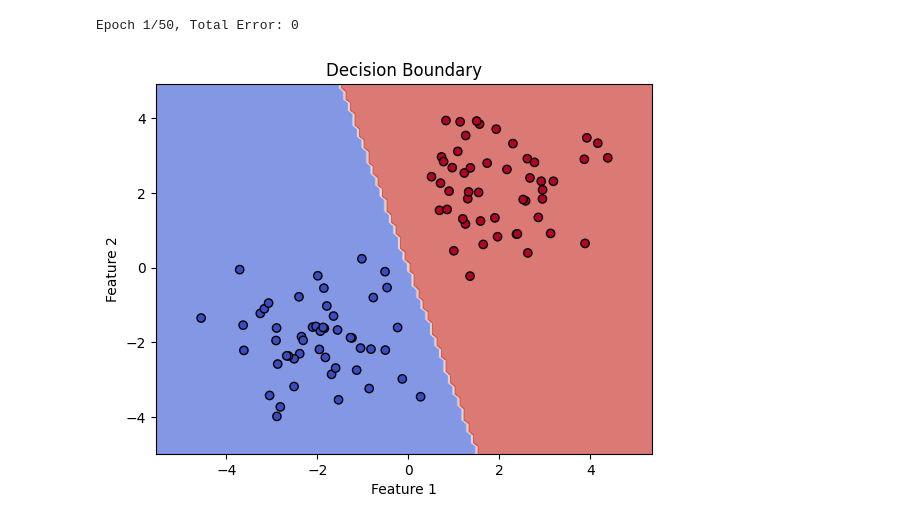
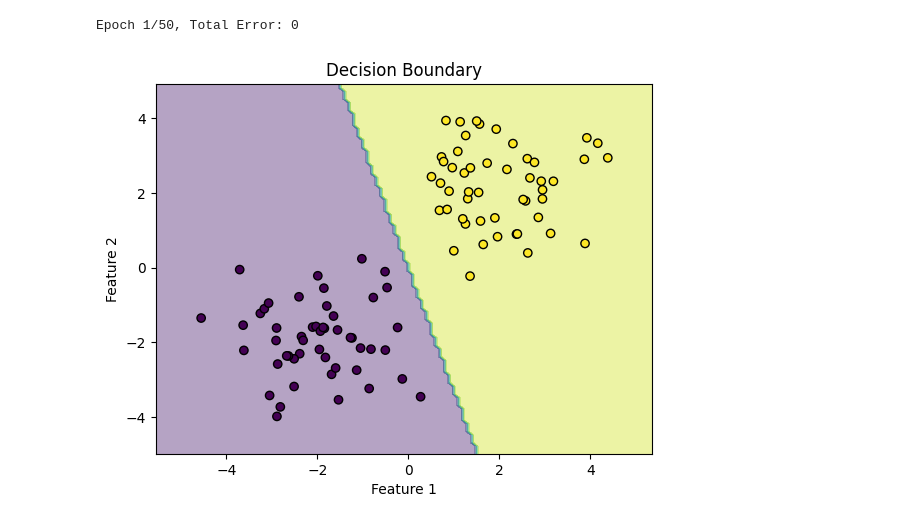
Before and after one commit to RMukeshR/ml_scratch, a Jupyter notebook: perceptron.ipynb, the cells around one changed output. Saved outputs shown, nothing was run; the diff lists cells and outputs as text; code cells hidden in the pictures.

```diff
--- a/perceptron.ipynb
+++ b/perceptron.ipynb
@@ -60,19 +60,19 @@ Epoch 1/50, Total Error: 0
 # %%
 def plot_decision_boundary(perceptron, X, y):
     x_min, x_max = X[:, 0].min() - 1, X[:, 0].max() + 1
     y_min, y_max = X[:, 1].min() - 1, X[:, 1].max() + 1
     xx, yy = np.meshgrid(np.arange(x_min, x_max, 0.1),
                          np.arange(y_min, y_max, 0.1))
     grid = np.c_[xx.ravel(), yy.ravel()]
     Z = np.array([perceptron.predict(point) for point in grid])
     Z = Z.reshape(xx.shape)
-    plt.contourf(xx, yy, Z, alpha=0.7, cmap='coolwarm')
-    plt.scatter(X[:, 0], X[:, 1], c=y, edgecolor='k', cmap='coolwarm')
+    plt.contourf(xx, yy, Z, alpha=0.4)
+    plt.scatter(X[:, 0], X[:, 1], c=y, edgecolor='k')
     plt.title("Decision Boundary")
     plt.xlabel("Feature 1")
     plt.ylabel("Feature 2")
     plt.show()
 
 plot_decision_boundary(perceptron, X, y)
 # %% [output]
-[figure, old version]
+[figure, new version]
```
